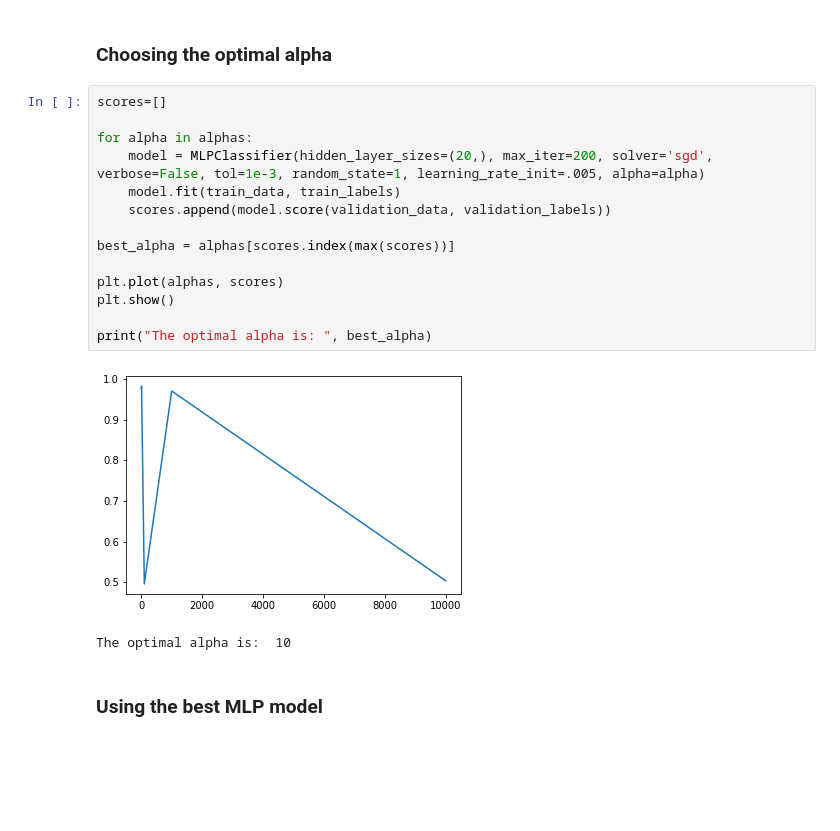
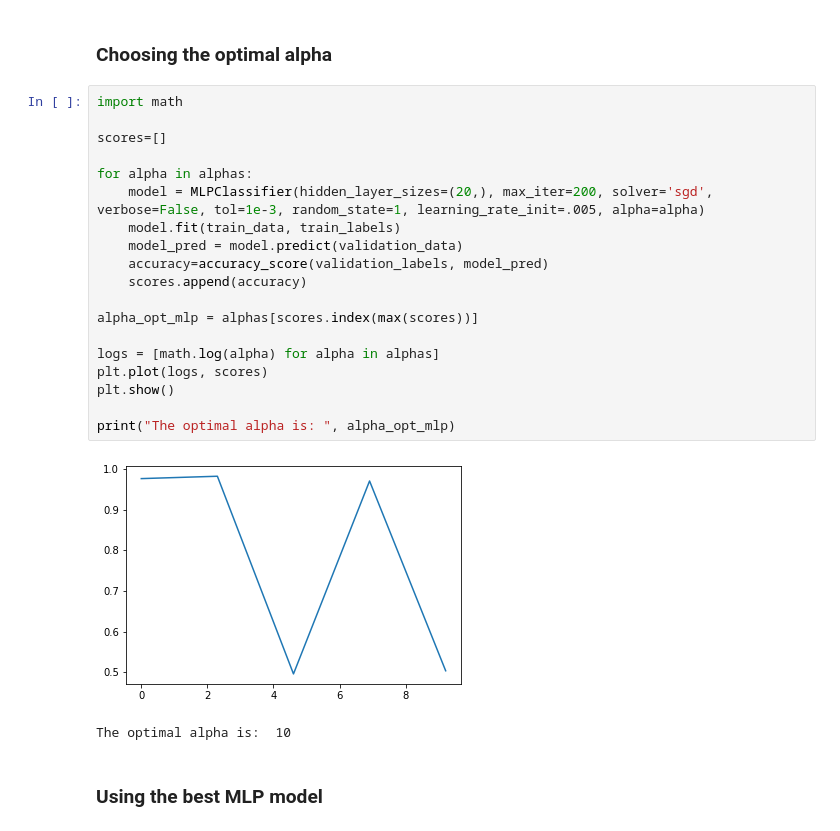
Before and after one commit to yoav-ro/TAU-HIGHTECH, a Jupyter notebook: Year 2/Machine learning/HW/HW3/HW3_322317348.ipynb, the cells around one changed output. Saved outputs shown, nothing was run; the diff lists cells and outputs as text; blank space fills up the shorter version.

```diff
--- a/Year 2/Machine learning/HW/HW3/HW3_322317348.ipynb
+++ b/Year 2/Machine learning/HW/HW3/HW3_322317348.ipynb
@@ -393,21 +425,26 @@ alphas = [1,10,100,1000,10000]
 # %% [markdown]
 ### Choosing the optimal alpha
 # %%
+import math
+
 scores=[]
 
 for alpha in alphas:
     model = MLPClassifier(hidden_layer_sizes=(20,), max_iter=200, solver='sgd', verbose=False, tol=1e-3, random_state=1, learning_rate_init=.005, alpha=alpha)
     model.fit(train_data, train_labels)
-    scores.append(model.score(validation_data, validation_labels))
+    model_pred = model.predict(validation_data)
+    accuracy=accuracy_score(validation_labels, model_pred)
+    scores.append(accuracy)
 
-best_alpha = alphas[scores.index(max(scores))]
+alpha_opt_mlp = alphas[scores.index(max(scores))]
 
-plt.plot(alphas, scores)
+logs = [math.log(alpha) for alpha in alphas]
+plt.plot(logs, scores)
 plt.show()
 
-print("The optimal alpha is: ", best_alpha)
+print("The optimal alpha is: ", alpha_opt_mlp)
 # %% [output]
-[figure, old version]
+[figure, new version]
 The optimal alpha is:  10
 # %% [markdown]
 ### Using the best MLP model
```
Also changed, not shown: parts of 4 cells of this notebook.
